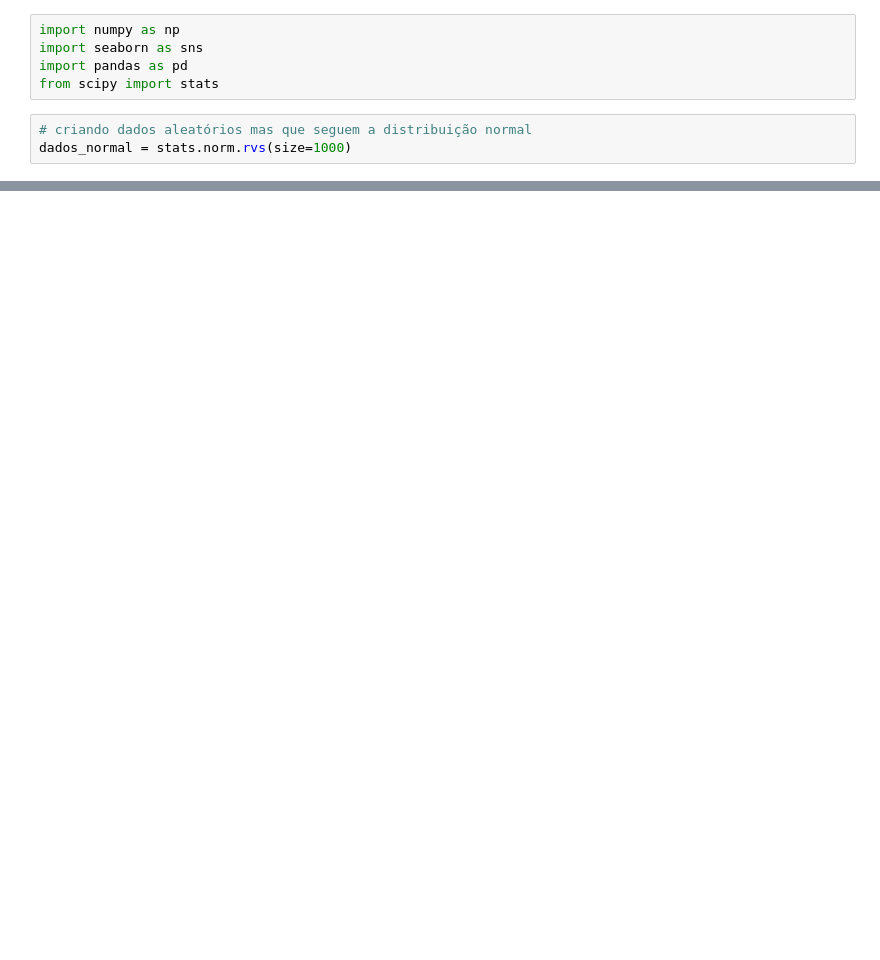
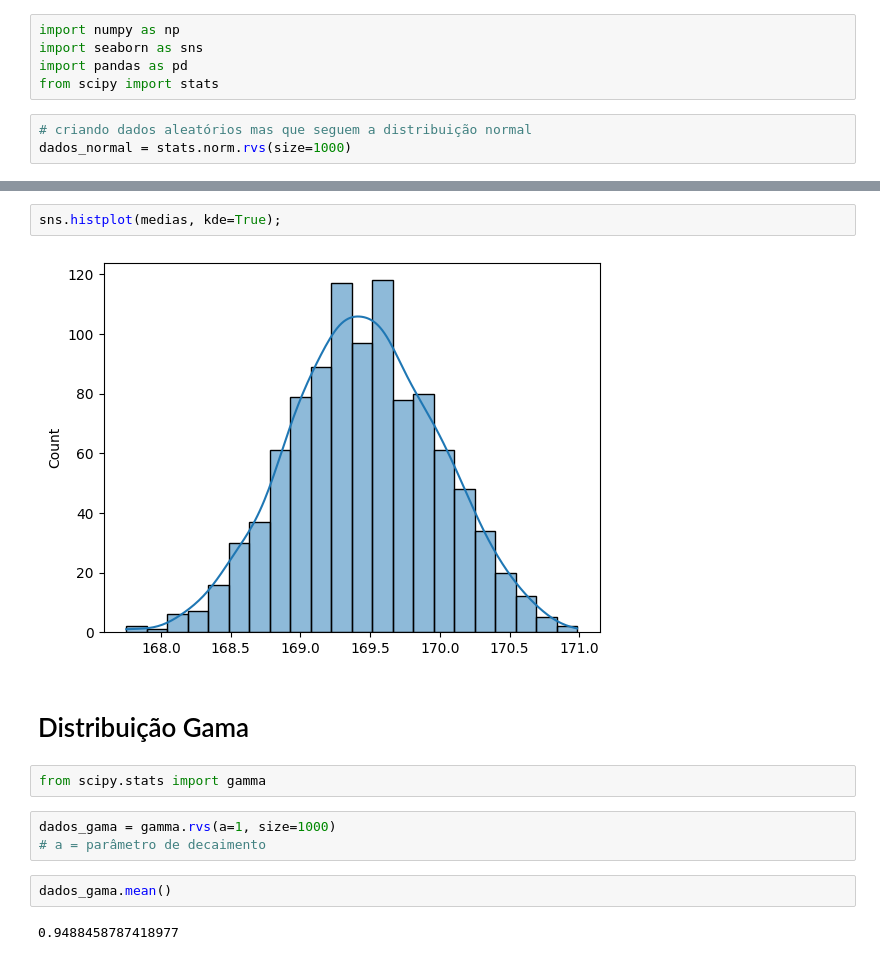
Before and after one commit to ramoonmedeiro/statistics, a Jupyter notebook: distribuicoes/distribuicao.ipynb, the cells around one changed output, grey strips where cells are left out. Saved outputs shown, nothing was run; the diff lists cells and outputs as text; blank space fills up the shorter version.

```diff
--- a/distribuicoes/distribuicao.ipynb
+++ b/distribuicoes/distribuicao.ipynb
@@ -28,0 +53,15 @@ array([-8.18411658e-01, -8.53368189e-01,  1.28270092e+00, -1.10900965e+00,
+# %%
+sns.histplot(medias, kde=True);
+# %% [output]
+[figure, added]
+# %% [markdown]
+# Distribuição Gama
+# %%
+from scipy.stats import gamma
+# %%
+dados_gama = gamma.rvs(a=1, size=1000)
+# a = parâmetro de decaimento
+# %%
+dados_gama.mean()
+# %% [output]
+0.9488458787418977
```
Also changed, not shown: parts of 21 cells of this notebook, 15 other files.
